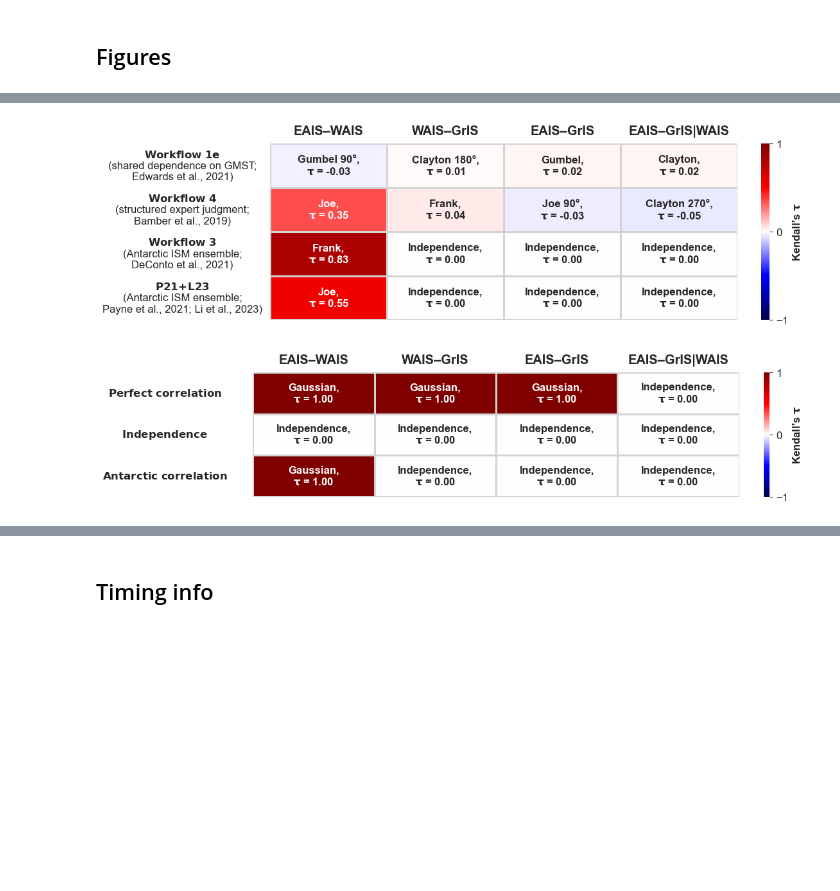
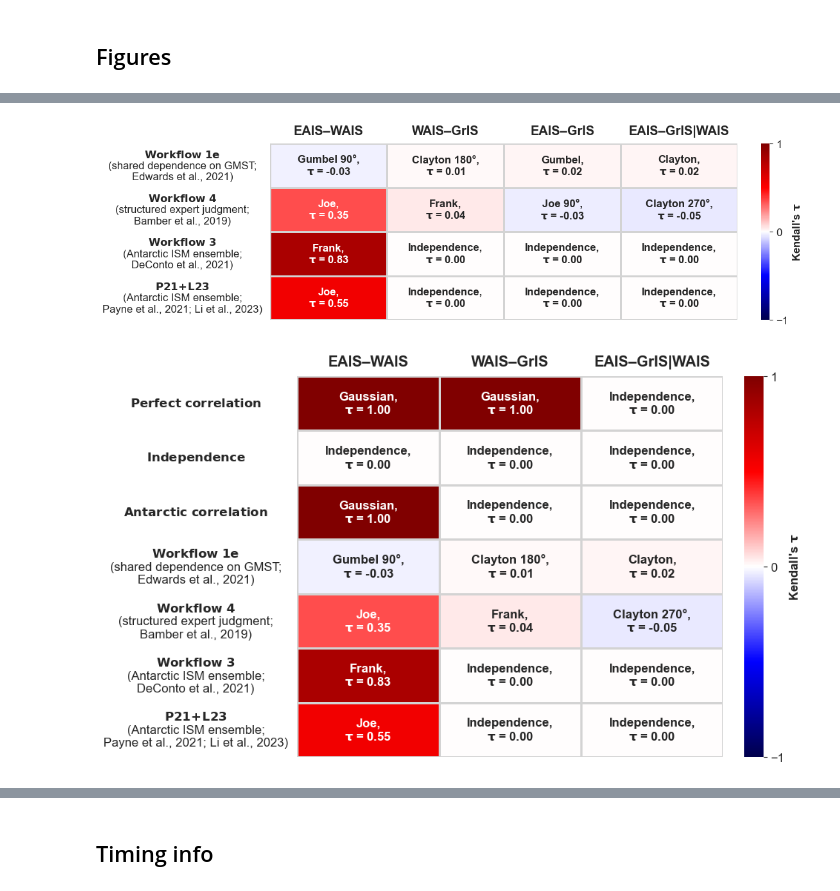
Before and after one commit to grandey/d23b-ice-dependence, a Jupyter notebook: test_d23b.ipynb, the cells around one changed output, grey strips where cells are left out. Drawn from its saved outputs; the diff is of its cells as text; code cells hidden in the pictures; blank space fills up the shorter version.

Commit message:
d23b.py fig_dependence_table(): implement new all_pairs parameter.

```diff
--- a/test_d23b.ipynb
+++ b/test_d23b.ipynb
@@ -254,5 +254,6 @@ Wall time: 14.9 s
 # %%
 %%time
 fig, axs = d23b.fig_dependence_table()
-fig, axs = d23b.fig_dependence_table(cop_workflows=('1', '0', '10'))
+fig, axs = d23b.fig_dependence_table(cop_workflows=('1', '0', '10', 'wf_1e', 'wf_4', 'wf_3e', 'P21+L23'),
+                                     all_pairs=False)
 # %% [output]
@@ -261,5 +262,5 @@ Wall time: 1.42 s
 [figure]
-[figure, old version]
+[figure, new version]
 # %%
 %%time
 ax = d23b.ax_total_vs_tau()
```
Also changed, not shown: parts of 23 cells of this notebook, 1 other file.
